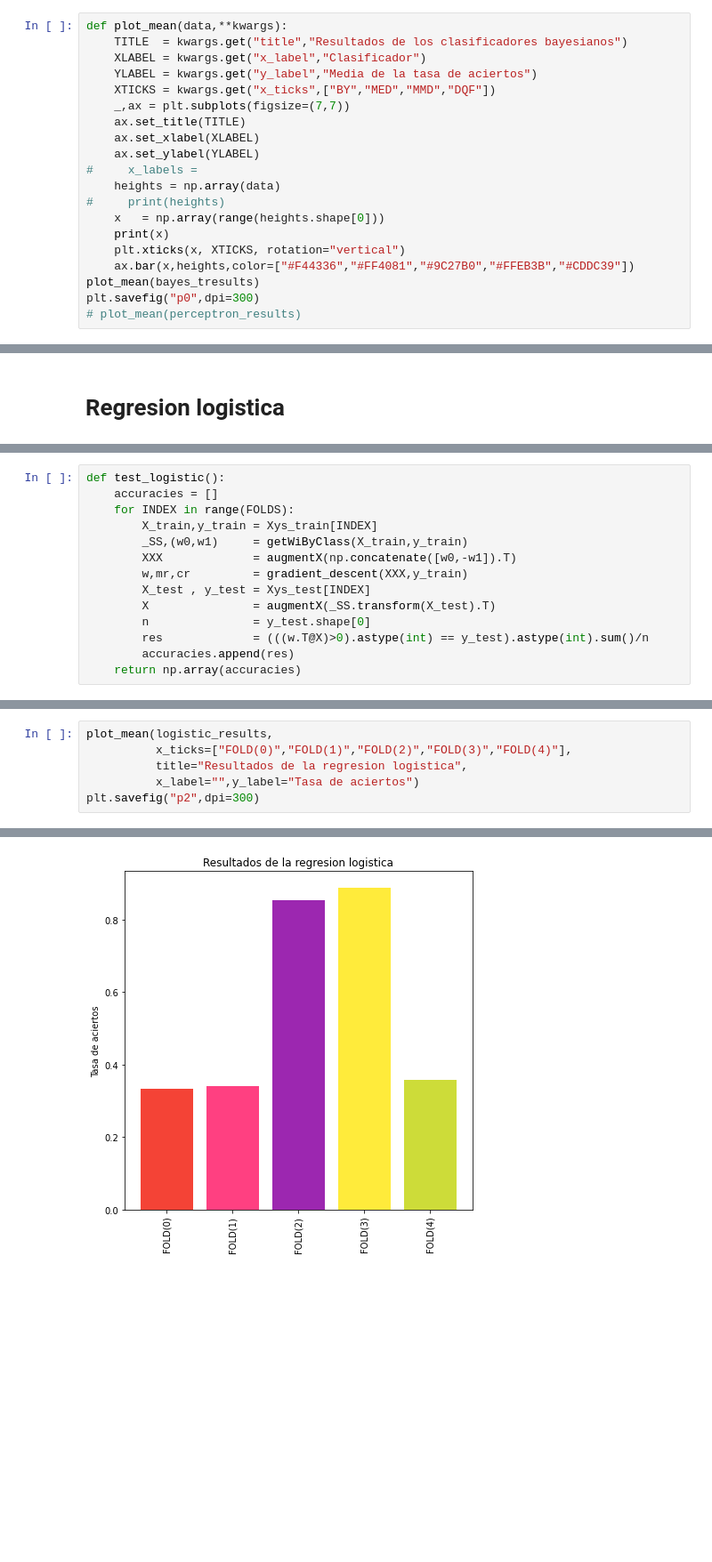
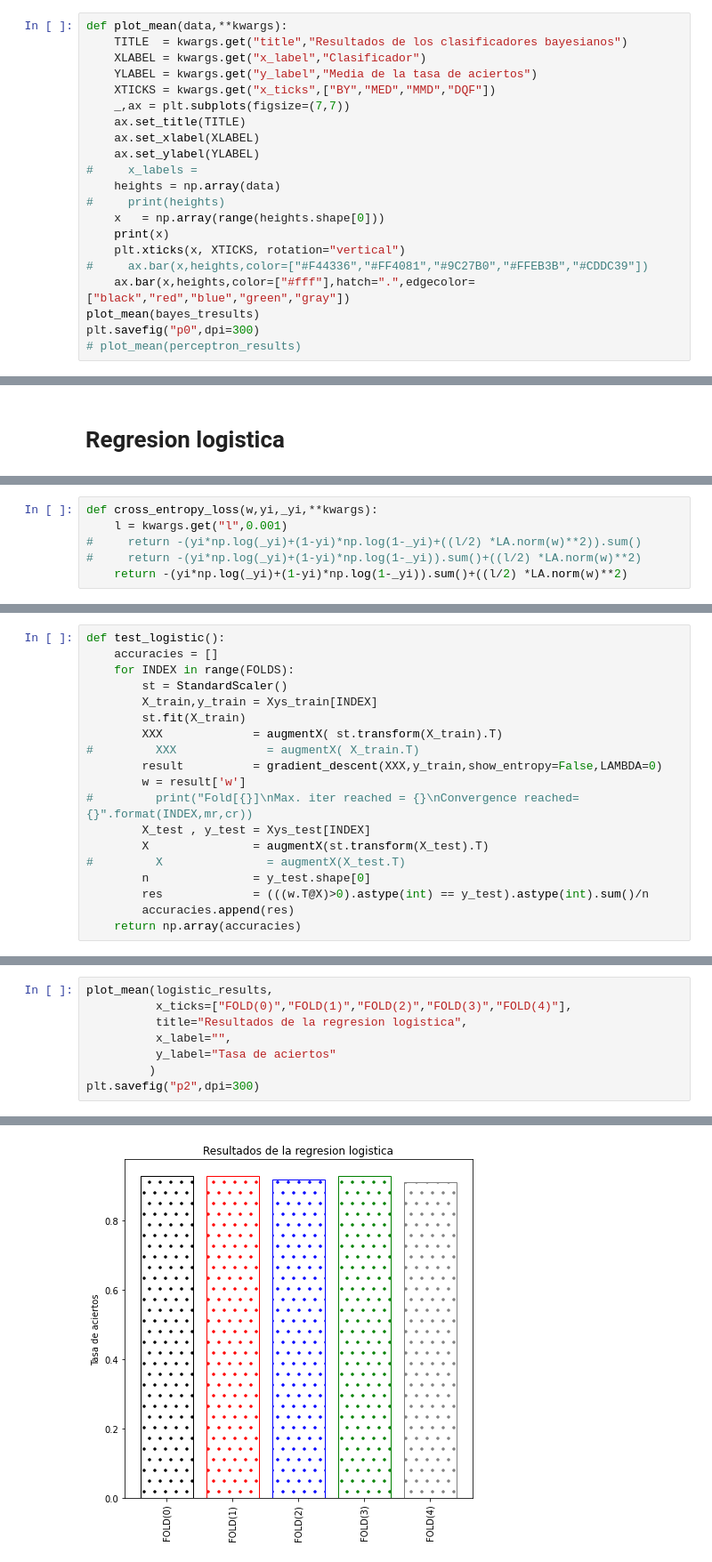
Before and after one commit to nachocodexx/cinvestav-da-final_project, a Jupyter notebook: Untitled.ipynb, the cells around one changed output, grey strips where cells are left out. Shown: that part at 89% size. Saved outputs shown, nothing was run; the diff lists cells and outputs as text; blank space fills up the shorter version.

```diff
--- a/Untitled.ipynb
+++ b/Untitled.ipynb
@@ -188,7 +196,8 @@ def plot_mean(data,**kwargs):
     x   = np.array(range(heights.shape[0]))
     print(x)
     plt.xticks(x, XTICKS, rotation="vertical")
-    ax.bar(x,heights,color=["#F44336","#FF4081","#9C27B0","#FFEB3B","#CDDC39"])
+#     ax.bar(x,heights,color=["#F44336","#FF4081","#9C27B0","#FFEB3B","#CDDC39"])
+    ax.bar(x,heights,color=["#fff"],hatch=".",edgecolor=["black","red","blue","green","gray"])
 plot_mean(bayes_tresults)
 plt.savefig("p0",dpi=300)
 # plot_mean(perceptron_results)
@@ -529,0 +564,6 @@ plt.savefig("p1",dpi=300)
+# %%
+def cross_entropy_loss(w,yi,_yi,**kwargs):
+    l = kwargs.get("l",0.001)
+#     return -(yi*np.log(_yi)+(1-yi)*np.log(1-_yi)+((l/2) *LA.norm(w)**2)).sum()
+#     return -(yi*np.log(_yi)+(1-yi)*np.log(1-_yi)).sum()+((l/2) *LA.norm(w)**2)
+    return -(yi*np.log(_yi)+(1-yi)*np.log(1-_yi)).sum()+((l/2) *LA.norm(w)**2)
@@ -567,12 +613,17 @@ def gradient_descent(X,y,**kwargs):
 def test_logistic():
     accuracies = []
     for INDEX in range(FOLDS):
+        st = StandardScaler()
         X_train,y_train = Xys_train[INDEX]
-        _SS,(w0,w1)     = getWiByClass(X_train,y_train)
-        XXX             = augmentX(np.concatenate([w0,-w1]).T)
-        w,mr,cr         = gradient_descent(XXX,y_train)
+        st.fit(X_train)
+        XXX             = augmentX( st.transform(X_train).T)
+#         XXX             = augmentX( X_train.T)
+        result          = gradient_descent(XXX,y_train,show_entropy=False,LAMBDA=0)
+        w = result['w']
+#         print("Fold[{}]\nMax. iter reached = {}\nConvergence reached={}".format(INDEX,mr,cr))
         X_test , y_test = Xys_test[INDEX]
-        X               = augmentX(_SS.transform(X_test).T)
+        X               = augmentX(st.transform(X_test).T)
+#         X               = augmentX(X_test.T)
         n               = y_test.shape[0]
         res             = (((w.T@X)>0).astype(int) == y_test).astype(int).sum()/n
         accuracies.append(res)
@@ -582,9 +653,11 @@ logistic_results = test_logistic()
 # %%
 plot_mean(logistic_results,
           x_ticks=["FOLD(0)","FOLD(1)","FOLD(2)","FOLD(3)","FOLD(4)"],
           title="Resultados de la regresion logistica",
-          x_label="",y_label="Tasa de aciertos")
+          x_label="",
+          y_label="Tasa de aciertos"
+         )
 plt.savefig("p2",dpi=300)
 # %% [output]
 [0 1 2 3 4]
-[figure, old version]
+[figure, new version]
```
Also changed, not shown: parts of 20 cells of this notebook, 1 other file.
